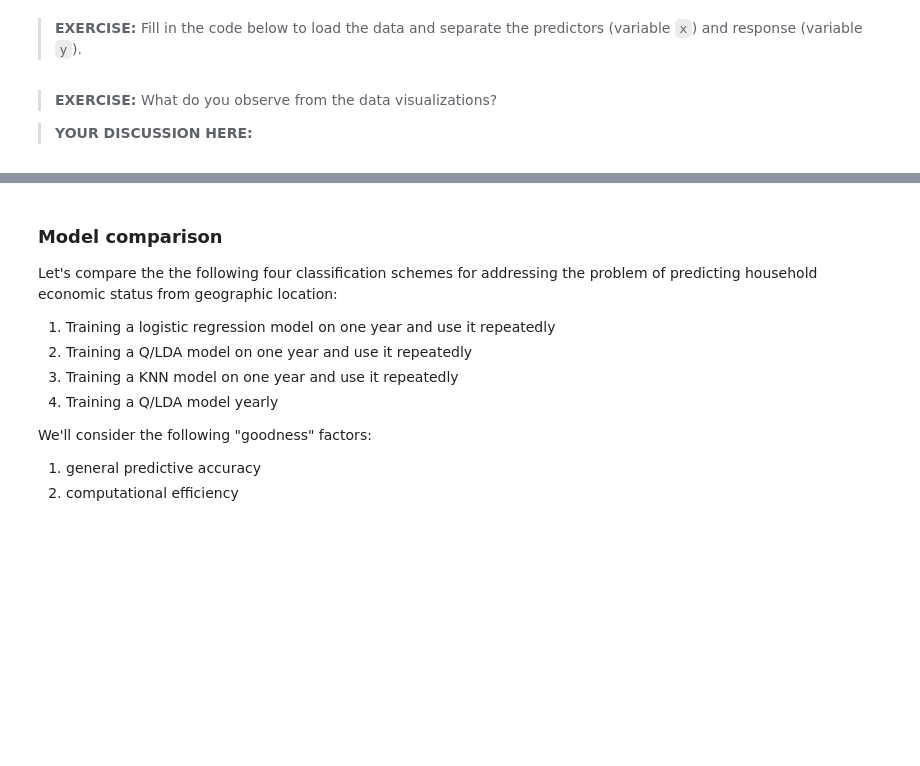
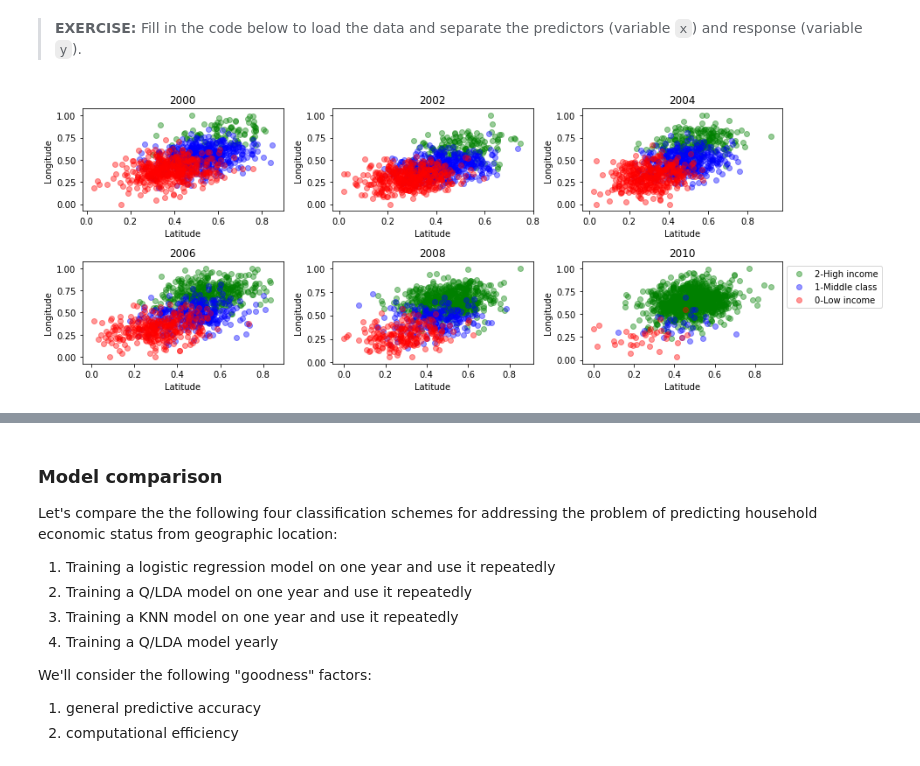
Before and after one commit to xuwd11/ac209a, a Jupyter notebook: Labs/Lab8_DiscriminantAnalysis/Lab8_DiscriminantAnalysis_Final.ipynb, the cells around one changed output, grey strips where cells are left out. Saved outputs shown, nothing was run; the diff lists cells and outputs as text; code cells hidden in the pictures; blank space fills up the shorter version.

```diff
--- a/Labs/Lab8_DiscriminantAnalysis/Lab8_DiscriminantAnalysis_Final.ipynb
+++ b/Labs/Lab8_DiscriminantAnalysis/Lab8_DiscriminantAnalysis_Final.ipynb
@@ -81,35 +91,35 @@ fig, ax = plt.subplots(2, 3, figsize = (12, 5))
 ind = 0
 #Iterate from year 0 to 10, with steps of 2
 for i in range(0, 11, 2):
 
     #your code begins here
     #Load data
+    data = np.loadtxt('datasets/dataset_1_year_' + str(2000 + i) + '.txt')
 
     #Split into predictor/response
-
+    x = data[:, :-1]
+    y = data[:, -1]
     #your code ends here
 
     #Plot each class for the current year in different colors
     ax[ind // 3, ind % 3].scatter(x[y == 2, 0], x[y == 2, 1], color='green', alpha=0.4,
                                  label = '2-High income')
     ax[ind // 3, ind % 3].scatter(x[y == 1, 0], x[y == 1 ,1],
                                  color='blue', alpha=0.4,
                                  label = '1-Middle class')
     ax[ind // 3, ind % 3].scatter(x[y == 0, 0], x[y == 0, 1],
                                  color='red', alpha=0.4,
                                  label = '0-Low income')
 
     # LABEL AXIS, TITLE
     ax[ind // 3, ind % 3].set_xlabel('Latitude')
     ax[ind // 3, ind % 3].set_ylabel('Longitude')
     ax[ind // 3, ind % 3].set_title(str(2000 + i))
 
     #Update index
     ind = ind + 1
 
 plt.legend(bbox_to_anchor=(1, 1), loc='upper left', ncol=1)
 plt.tight_layout()
+# %% [output]
+[figure, added]
-# %% [markdown]
-> **EXERCISE:** What do you observe from the data visualizations?
-
-> **YOUR DISCUSSION HERE:**
```
Also changed, not shown: parts of 15 cells of this notebook.
